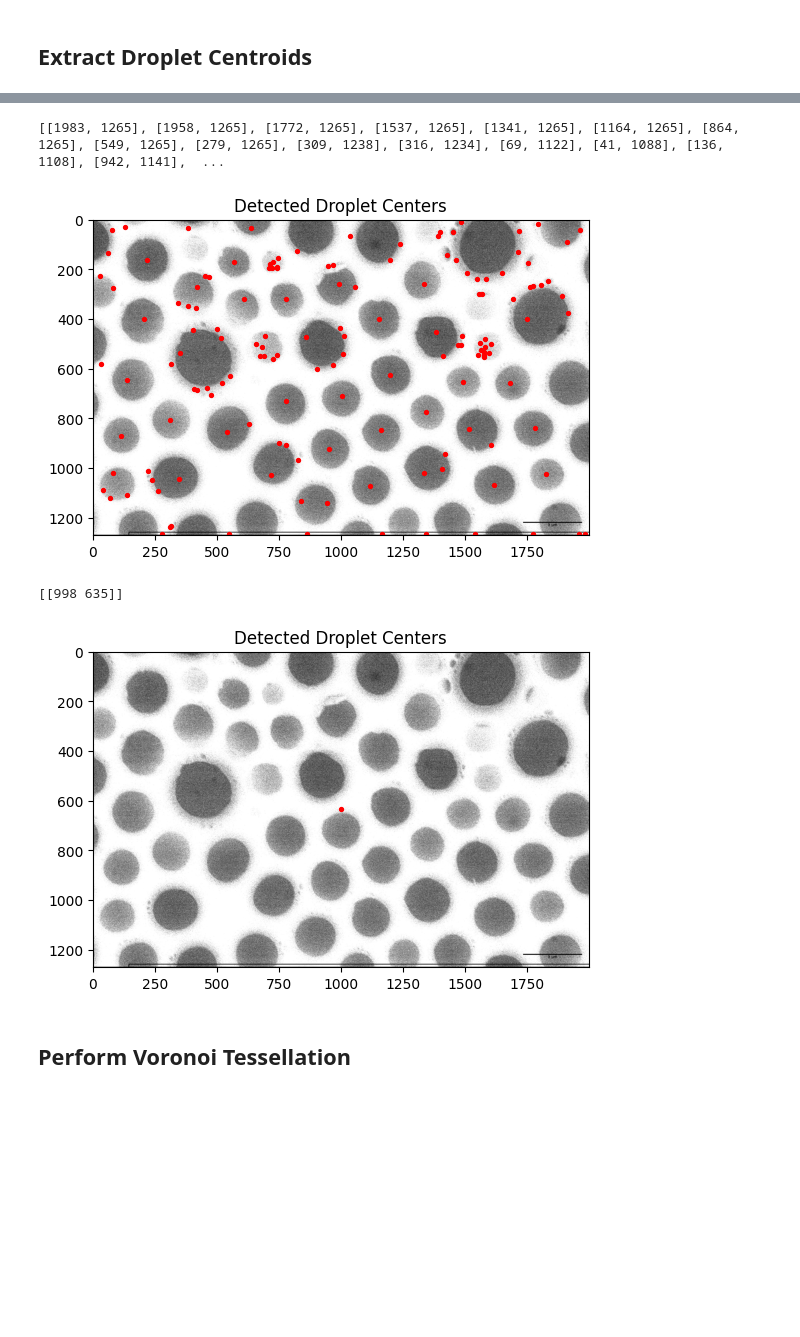
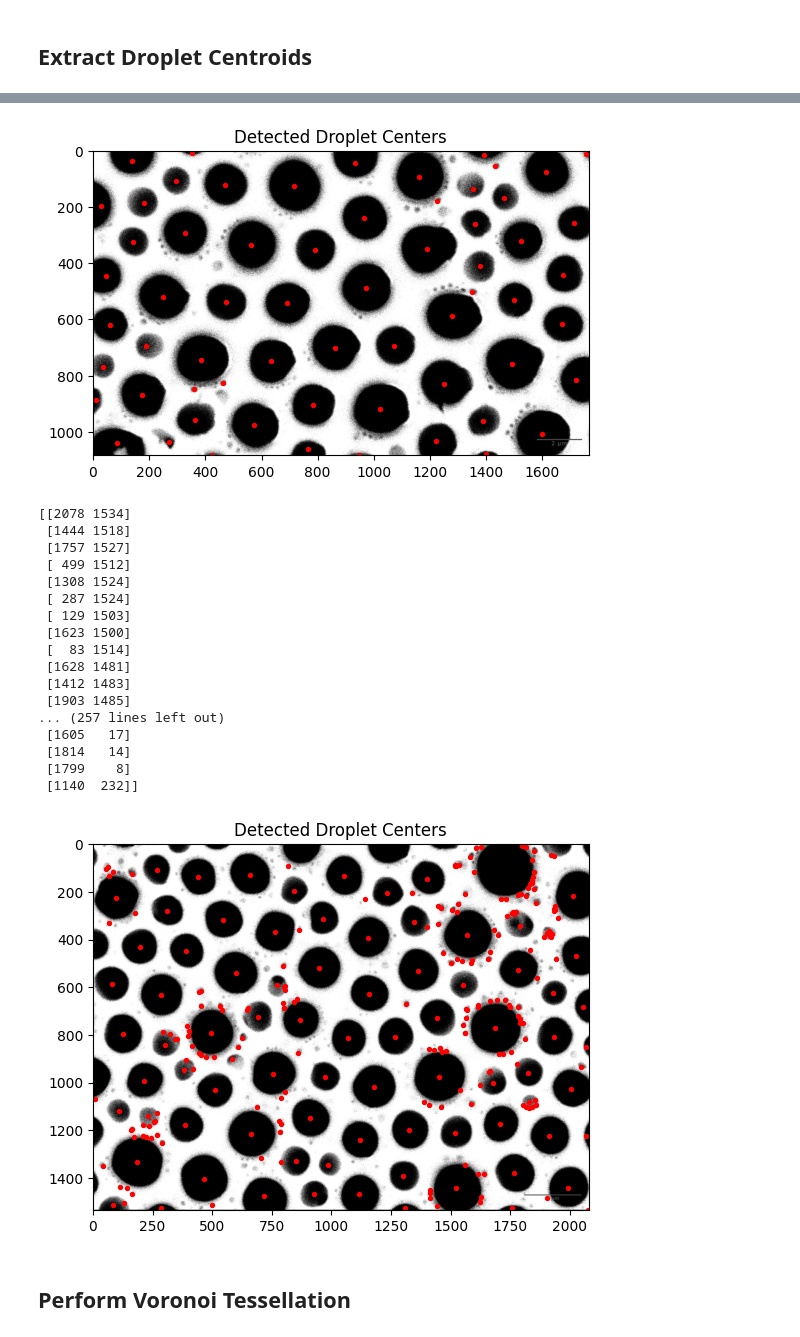
Before and after one commit to lemontang3/Python_Physics, a Jupyter notebook: Voronoi_Analysis.ipynb, the cells around one changed output, grey strips where cells are left out. Drawn from its saved outputs; the diff is of its cells as text; code cells hidden in the pictures; blank space fills up the shorter version.

```diff
--- a/Voronoi_Analysis.ipynb
+++ b/Voronoi_Analysis.ipynb
@@ -44,7 +142,7 @@ import numpy as np
 import matplotlib.pyplot as plt
 
 # Load the image in grayscale
-image_path = "sample9A.png"  # Update with your image path if needed
+image_path = "sample6B.png"  # Update with your image path if needed
 image = cv2.imread(image_path, cv2.IMREAD_GRAYSCALE)
 
 # Apply median blur to reduce noise
@@ -74,26 +172,23 @@ for cnt in contours:
         cx = int(M["m10"] / M["m00"])
         cy = int(M["m01"] / M["m00"])
         centroids.append([cx, cy])
-print(centroids)
 # Convert to NumPy array
-centroids  = np.array(centroids)
+centroids =np.array([[138, 36], [352, 6], [933, 42], [1162, 91], [1393, 14], [1613, 75], [1757, 11], [716, 125], [470, 120], [1433, 55], [295, 107], [1352, 135], [27, 195], [1462, 166], [180, 187], [965, 240], [1226, 178], [1713, 258], [327, 292], [1361, 259], [564, 335], [1524, 320], [1189, 349], [144, 324], [790, 352], [1378, 411], [1674, 440], [45, 445], [971, 489], [248, 521], [690, 543], [1500, 531], [473, 539], [1351, 502], [1279, 588], [1671, 617], [60, 619], [860, 700], [1073, 693], [385, 744], [190, 695], [1493, 757], [634, 749], [36, 768], [1720, 816], [1251, 828], [176, 870], [462, 826], [1021, 920], [782, 905], [11, 887], [359, 849], [574, 977], [364, 957], [1387, 963], [1597, 1008], [1223, 1032], [85, 1039], [269, 1035], [766, 1062], [1401, 1078], [424, 1081], [947, 1081]]
 
-
-# Step 5: Plot the results
+)# Step 5: Plot the results
 plt.imshow(image, cmap='gray')
 plt.scatter(centroids[:, 0], centroids[:, 1], c='red', s=8)
 plt.title('Detected Droplet Centers')
 plt.show()
 # %% [output]
-[[1983, 1265], [1958, 1265], [1772, 1265], [1537, 1265], [1341, 1265], [1164, 1265], [864, 1265], [549, 1265], [279, 1265], [309, 1238], [316, 1234], [69, 1122], [41, 1088], [136, 1108], [942, 1141],  ...
-[figure, old version]
+[figure, new version]
 # %%
 import cv2
 import numpy as np
 import matplotlib.pyplot as plt
 
 # Load the image
-image_path = "sample9A.png"
+image_path = "sample2A.png"
 image = cv2.imread(image_path, cv2.IMREAD_GRAYSCALE)
 
 # Apply Gaussian blur to smooth the image
@@ -104,35 +199,51 @@ _, binary = cv2.threshold(blurred, 0, 255, cv2.THRESH_BINARY_INV + cv2.THRESH_OT
 
 # Find contours
 contours, _ = cv2.findContours(binary, cv2.RETR_EXTERNAL, cv2.CHAIN_APPROX_SIMPLE)
 
 # Create a copy of the image to draw on
 output = cv2.cvtColor(image, cv2.COLOR_GRAY2BGR)
 
 # Calculate and draw centroids
 centroids = []
 for contour in contours:
     M = cv2.moments(contour)
     if M["m00"] != 0:
         cX = int(M["m10"] / M["m00"])
         cY = int(M["m01"] / M["m00"])
         centroids.append((cX, cY))
         cv2.circle(output, (cX, cY), 3, (0, 0, 255), -1)
 
 # Show the output image with centroids
 centroids = np.array(centroids)
 
 
 
 print(centroids)
 # Convert to NumPy array
 # Step 5: Plot the results
 plt.imshow(image, cmap='gray')
 plt.scatter(centroids[:, 0], centroids[:, 1], c='red', s=8)
 plt.title('Detected Droplet Centers')
 plt.show()
 # %% [output]
-[[998 635]]
+[[2078 1534]
+ [1444 1518]
+ [1757 1527]
+ [ 499 1512]
+ [1308 1524]
+ [ 287 1524]
+ [ 129 1503]
+ [1623 1500]
+ [  83 1514]
+ [1628 1481]
+ [1412 1483]
+ [1903 1485]
+... (257 lines left out)
+ [1605   17]
+ [1814   14]
+ [1799    8]
+ [1140  232]]
-[figure, old version]
+[figure, new version]
 # %% [markdown]
 ## Perform Voronoi Tessellation
 # %%
```
Also changed, not shown: parts of 4 cells of this notebook, 19 other files.
